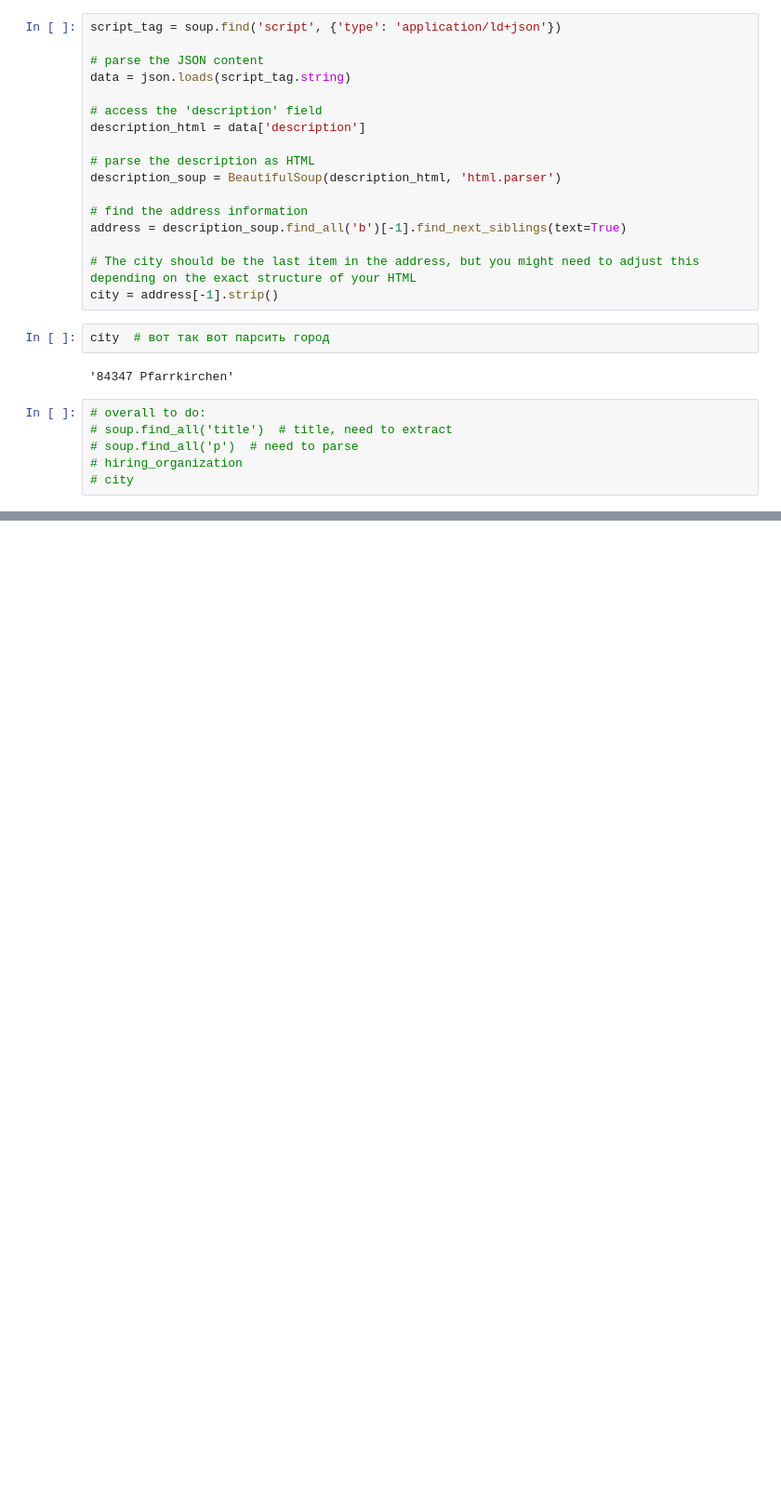
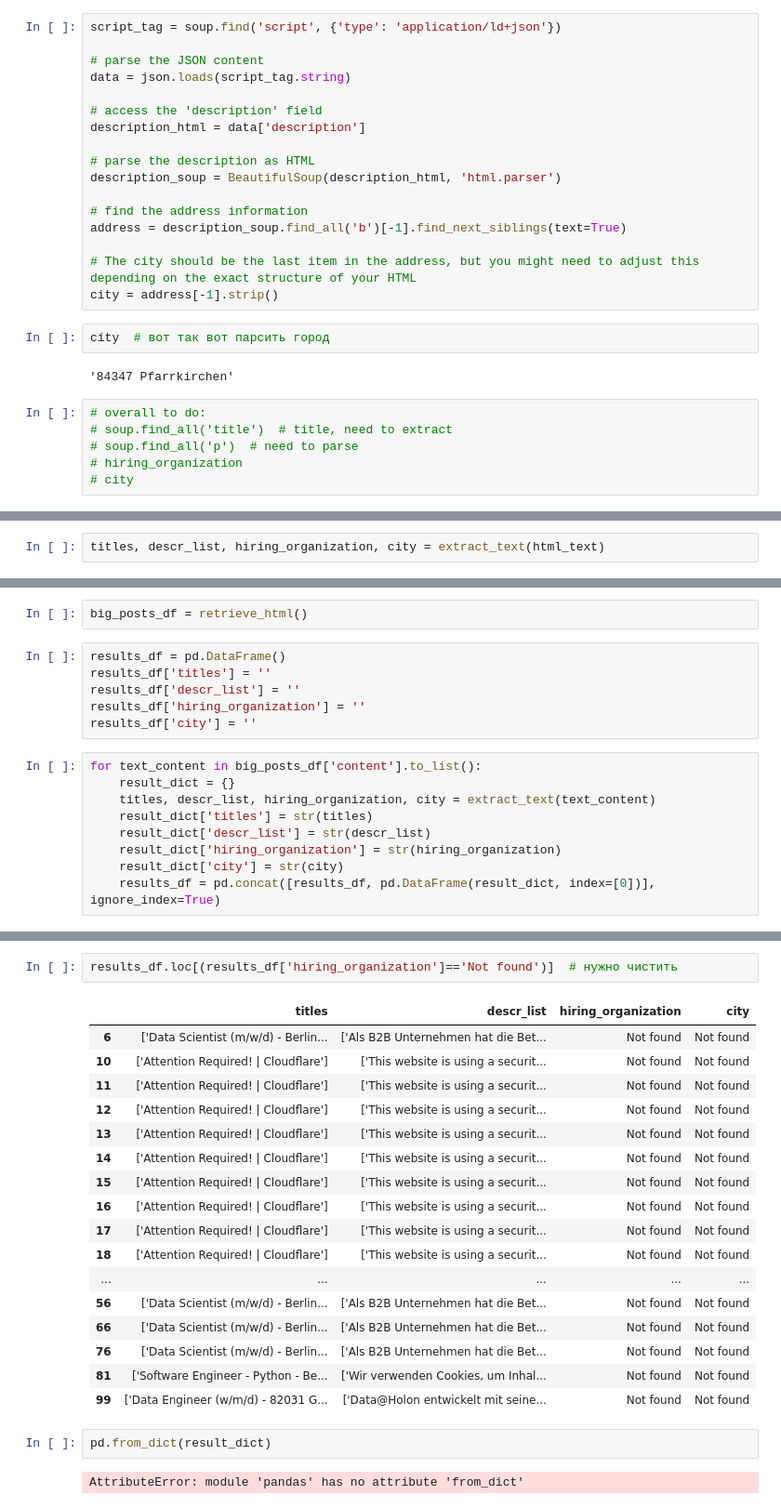
Before and after one commit to damnpav/arbeite_parser, a Jupyter notebook: notebooks/jobs_analysis270623.ipynb, the cells around one changed output, grey strips where cells are left out. Shown at 93% size. Drawn from its saved outputs; the diff is of its cells as text; blank space fills up the shorter version.

```diff
--- a/notebooks/jobs_analysis270623.ipynb
+++ b/notebooks/jobs_analysis270623.ipynb
@@ -377,0 +425,2 @@ city  # вот так вот парсить город
+# %%
+titles, descr_list, hiring_organization, city = extract_text(html_text)
@@ -377,0 +431,17 @@ city  # вот так вот парсить город
+# %%
+big_posts_df = retrieve_html()
+# %%
+results_df = pd.DataFrame()
+results_df['titles'] = ''
+results_df['descr_list'] = ''
+results_df['hiring_organization'] = ''
+results_df['city'] = ''
+# %%
+for text_content in big_posts_df['content'].to_list():
+    result_dict = {}
+    titles, descr_list, hiring_organization, city = extract_text(text_content)
+    result_dict['titles'] = str(titles)
+    result_dict['descr_list'] = str(descr_list)
+    result_dict['hiring_organization'] = str(hiring_organization)
+    result_dict['city'] = str(city)
+    results_df = pd.concat([results_df, pd.DataFrame(result_dict, index=[0])], ignore_index=True)
@@ -377,0 +496,24 @@ city  # вот так вот парсить город
+# %%
+results_df.loc[(results_df['hiring_organization']=='Not found')]  # нужно чистить
+# %% [output]
+|  | titles | descr_list | hiring_organization | city |
+| 6 | ['Data Scientist (m/w/d) - Berlin... | ['Als B2B Unternehmen hat die Bet... | Not found | Not found |
+| 10 | ['Attention Required! | Cloudflare'] | ['This website is using a securit... | Not found | Not found |
+| 11 | ['Attention Required! | Cloudflare'] | ['This website is using a securit... | Not found | Not found |
+| 12 | ['Attention Required! | Cloudflare'] | ['This website is using a securit... | Not found | Not found |
+| 13 | ['Attention Required! | Cloudflare'] | ['This website is using a securit... | Not found | Not found |
+| 14 | ['Attention Required! | Cloudflare'] | ['This website is using a securit... | Not found | Not found |
+| 15 | ['Attention Required! | Cloudflare'] | ['This website is using a securit... | Not found | Not found |
+| 16 | ['Attention Required! | Cloudflare'] | ['This website is using a securit... | Not found | Not found |
+| 17 | ['Attention Required! | Cloudflare'] | ['This website is using a securit... | Not found | Not found |
+| 18 | ['Attention Required! | Cloudflare'] | ['This website is using a securit... | Not found | Not found |
+| ... | ... | ... | ... | ... |
+| 56 | ['Data Scientist (m/w/d) - Berlin... | ['Als B2B Unternehmen hat die Bet... | Not found | Not found |
+| 66 | ['Data Scientist (m/w/d) - Berlin... | ['Als B2B Unternehmen hat die Bet... | Not found | Not found |
+| 76 | ['Data Scientist (m/w/d) - Berlin... | ['Als B2B Unternehmen hat die Bet... | Not found | Not found |
+| 81 | ['Software Engineer - Python - Be... | ['Wir verwenden Cookies, um Inhal... | Not found | Not found |
+| 99 | ['Data Engineer (w/m/d) - 82031 G... | ['Data@Holon entwickelt mit seine... | Not found | Not found |
+# %%
+pd.from_dict(result_dict)
+# %% [output]
+AttributeError: module 'pandas' has no attribute 'from_dict'
```
Also changed, not shown: parts of 12 cells of this notebook.
